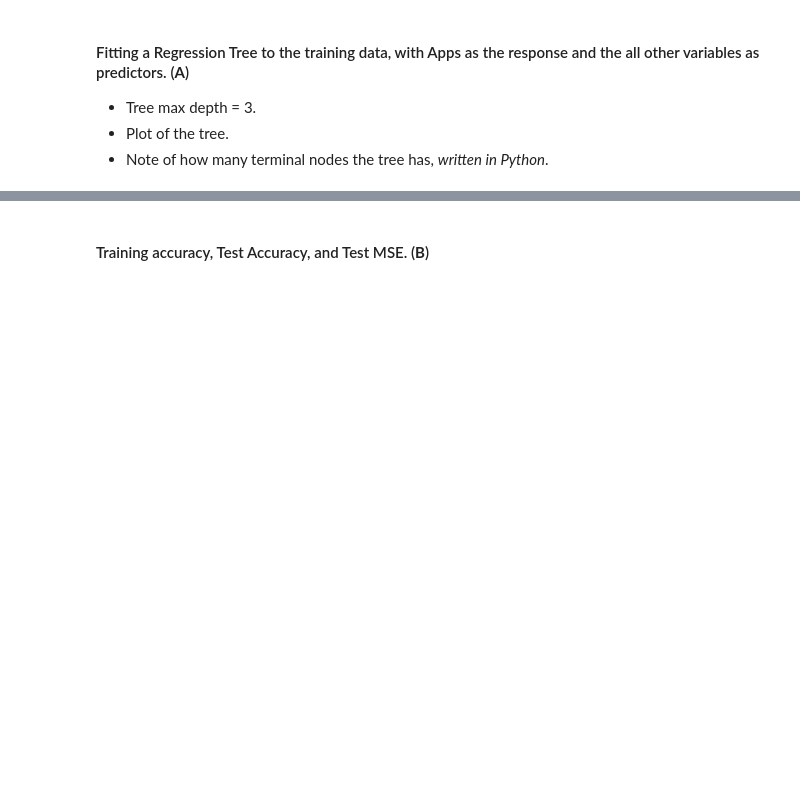
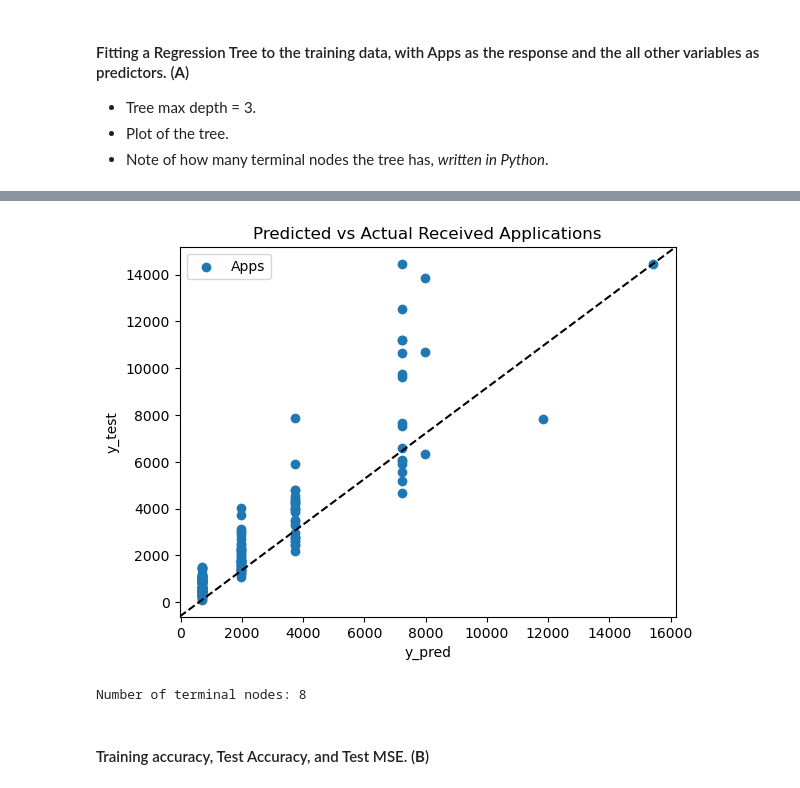
Before and after one commit to mcarbajal2/IFI8420-Assignments, a Jupyter notebook: Assignment 4/Assignment4.ipynb, the cells around one changed output, grey strips where cells are left out. Drawn from its saved outputs; the diff is of its cells as text; code cells hidden in the pictures; blank space fills up the shorter version.

```diff
--- a/Assignment 4/Assignment4.ipynb
+++ b/Assignment 4/Assignment4.ipynb
@@ -67,6 +66,9 @@ X_train, X_test , y_train, y_test = train_test_split(X, y, test_size=0.5, random
 # %% [markdown]
 #### Fitting the LASSO model using the training data set. (<b>B</b>)
 # %%
-lasso2 = Lasso(alpha =1.0)
+lasso2 = Lasso(alpha = 4)
 lasso2.fit(X_train, y_train)
+pred2 = lasso2.predict(X_test)
+print(pd.Series(lasso2.coef_, index = X.columns))
+print("MSE: ", mean_squared_error(y_test, pred2))
 # %% [output]
@@ -95,2 +185,8 @@ Test MSE using best lambda: 1523659.0488120944
 # %% [markdown]
 #### Constructing the LASSO model for the entire data set and obtaining the LASSO coefficients using the best lambda obtained in part (C) + reporting the number of non-zero coefficient estimates. (<b>F</b>)
+# %%
+# Fitting the model using the best lambda
+lasso_final = Lasso(alpha=lassocv.alpha_)
+lasso_final.fit(X, y)
+coef = pd.Series(lasso_final.coef_, index=X.columns)
+print(coef)
@@ -97,2 +212,12 @@ Test MSE using best lambda: 1523659.0488120944
 # %% [markdown]
 #### Using the LASSO predictors obtained in part (F) to fit the Linear Regression Model + report summary of the linear model. (<b>G</b>)
+# %%
+predictors = coef[coef != 0].index
+X_pred = X[predictors]
+
+lin_reg = LinearRegression()
+lin_reg.fit(X_pred, y)
+y_pred = lin_reg.predict(X_pred)
+
+lin_reg_coefs = pd.Series(lin_reg.coef_, index=X_pred.columns)
+print(lin_reg_coefs)
@@ -115,3 +267,12 @@ Test MSE using best lambda: 1523659.0488120944
     <li>Plot of the tree.</li>
     <li>Note of how many terminal nodes the tree has, <i>written in Python</i>.</li>
 </ul>
+# %%
+# Fitting the tree
+X_train, X_test, y_train, y_test = train_test_split(X, y, train_size = 0.8, random_state = 0)
+
+regr_tree_college = DecisionTreeRegressor(max_depth = 3)
+regr_tree_college.fit(X_train, y_train)
+
+type(y_train)
+print(y)
@@ -118,3 +297,25 @@ Test MSE using best lambda: 1523659.0488120944
+# %%
+y_pred = regr_tree_college.predict(X_test)
+plt.scatter(y_pred,
+            y_test,
+            label = 'Apps')
+plt.plot([0, 1],
+         [0, 1],
+         '--k',
+         transform = plt.gca().transAxes)
+plt.xlabel('y_pred')
+plt.ylabel('y_test')
+plt.legend()
+plt.title('Predicted vs Actual Received Applications')
+plt.show()
+# %% [output]
+[figure, added]
+# %%
+# Counting the terminal nodes
+terminal_nodes = regr_tree_college.get_n_leaves()
+print("Number of terminal nodes:", terminal_nodes)
+# %% [output]
+Number of terminal nodes: 8
 # %% [markdown]
 #### Training accuracy, Test Accuracy, and Test MSE. (<b>B</b>)
 # %% [markdown]
```
Also changed, not shown: parts of 15 cells of this notebook, 1 other file.
